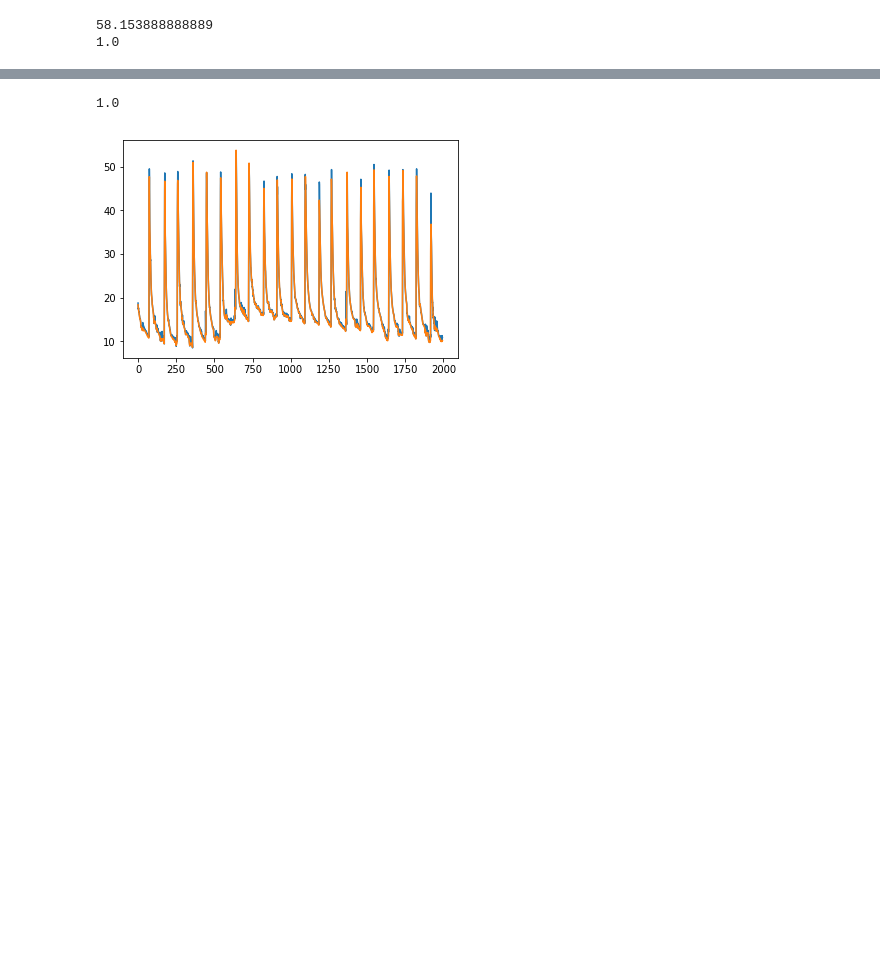
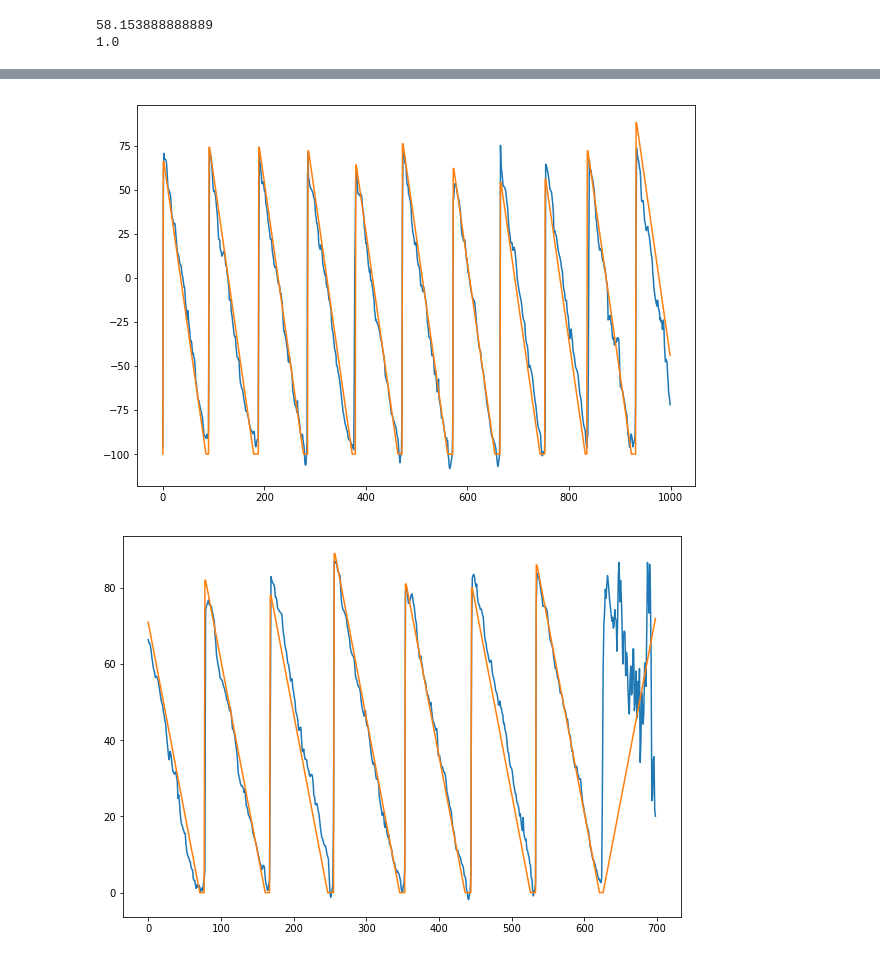
Before and after one commit to clkruse/OldFaithful, a Jupyter notebook: oldFaithfulTemp.ipynb, the cells around one changed output, grey strips where cells are left out. Saved outputs shown, nothing was run; the diff lists cells and outputs as text; code cells hidden in the pictures; blank space fills up the shorter version.

```diff
--- a/oldFaithfulTemp.ipynb
+++ b/oldFaithfulTemp.ipynb
@@ -60,8 +97,8 @@ from keras.layers import Conv1D, Dense, MaxPooling1D, Flatten
 
 model = Sequential()
 
-model.add(Conv1D(filters=2, kernel_size=4, activation='relu', input_shape=(np.shape(X)[1],np.shape(X)[2]), strides=1))
-#model.add(Conv1D(filters=16, kernel_size=4, activation='relu', strides=1))
+model.add(Conv1D(filters=8, kernel_size=16, activation='relu', input_shape=(np.shape(X)[1],np.shape(X)[2]), strides=4))
+model.add(Conv1D(filters=16, kernel_size=16, activation='relu', strides=4))
 model.add(Flatten())
 model.add(Dense(32, activation='relu'))
 model.add(Dense(32, activation='relu'))
@@ -74,7 +111,7 @@ model.compile(loss=keras.losses.mean_squared_error,
 # %%
 from keras.models import load_model
 
-epochs = 50
+epochs = 15
 
 #model = load_model('/Users/ckruse/Documents/python/oldFaithfulTemp.h5')
 history = model.fit(X,
@@ -82,12 +119,11 @@ history = model.fit(X,
                     epochs=epochs,
                     verbose=1,
                     batch_size=256,
-                    validation_split=0.5,
+                    validation_split=0.1,
                     shuffle=True)
 
 model.save('/Users/ckruse/Documents/python/oldFaithfulTemp.h5')
 plt.plot(history.history['loss'])
-plt.show()
 
 plt.plot(history.history['val_loss'])
 plt.show()
@@ -119,11 +154,22 @@ Epoch 50/50
-# %%
-trainPredict = model.predict(X[280084:282084])
-print(np.max(temp))
-trainPredict = ((trainPredict+1)/2)*58.153888888889
-normY = ((Y[280084:282084]+1)/2)*58.153888888889
-plt.plot(trainPredict)
-plt.plot(normY)
-plt.show()
-# %% [output]
-1.0
-[figure, removed]
+# %%
+trainPredict = model.predict(X[281084:282084])
+trainPredict = ((trainPredict+1)/2)*100
+normY = ((Y[281084:282084]+1)/2)*100
+
+plt.figure(figsize=(10,7))
+plt.plot(model.predict(X[0:1000])*100)
+plt.plot(Y[0:1000]*100)
+plt.show()
+
+plt.figure(figsize=(10,7))
+plt.plot(trainPredict)
+plt.plot(normY)
+plt.show()
+
+plt.figure(figsize=(10,7))
+plt.plot(np.subtract(trainPredict[:,0],normY))
+plt.plot(np.subtract(model.predict(X[0:1000])[:,0]*100,Y[0:1000]*100))
+plt.show()
+# %% [output]
+[figure, added]
+[figure, added]
```
Also changed, not shown: parts of 6 cells of this notebook.
